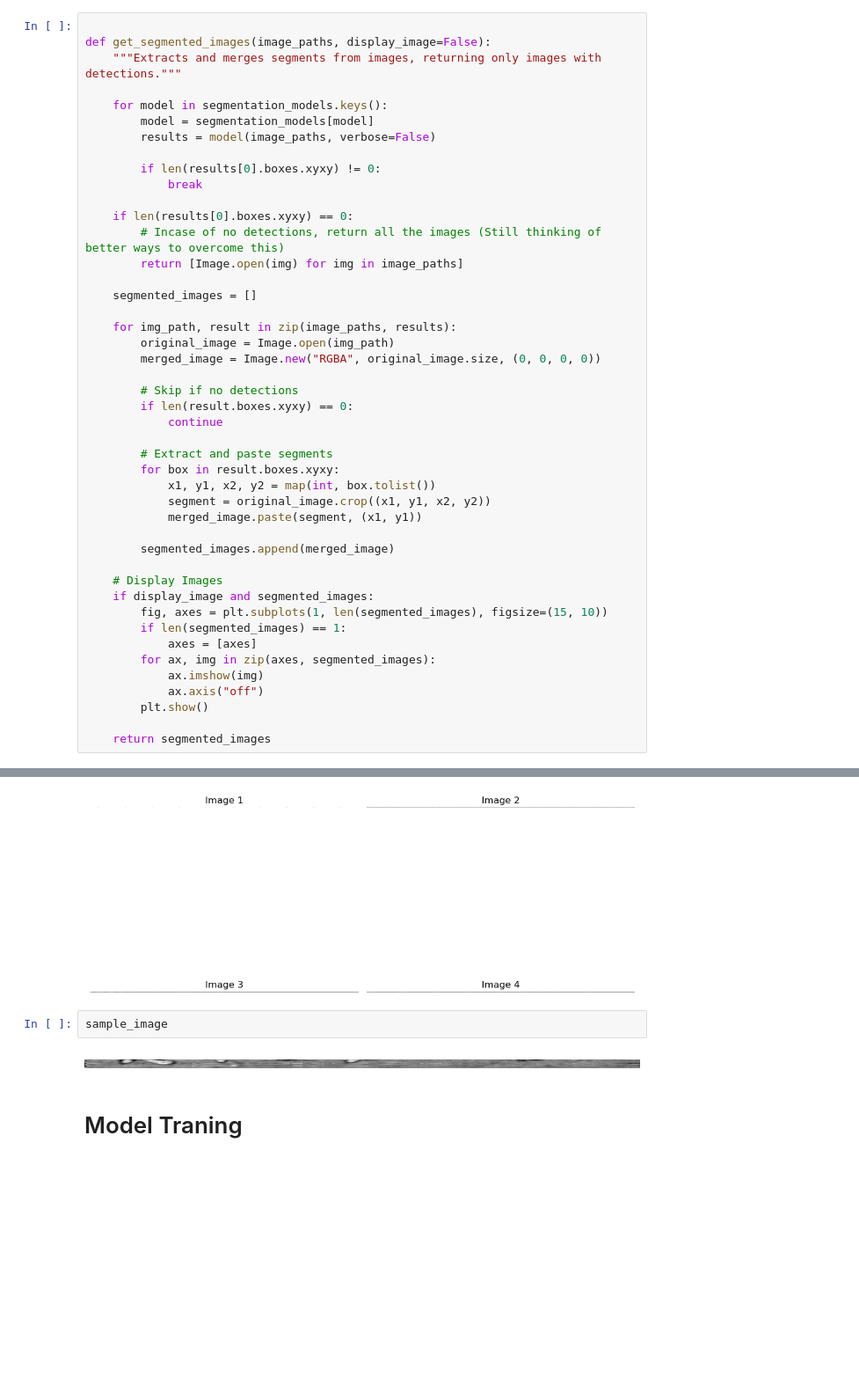
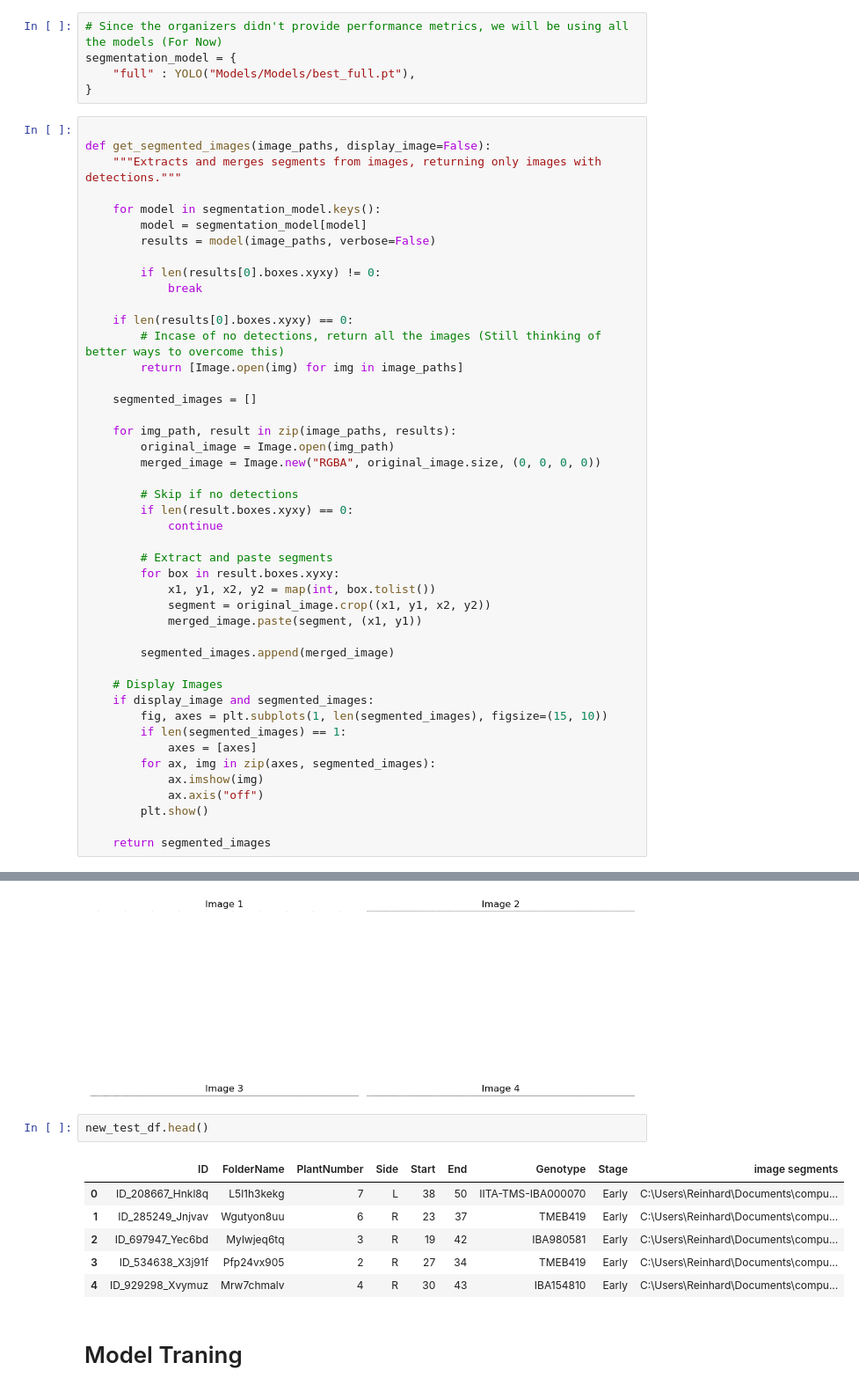
Before and after one commit to rainhard-obura/computer_vision_projects, a Jupyter notebook: root_volume_estimation_challenge/zindi-cgiar-root-volume-challenge.ipynb, the cells around one changed output, grey strips where cells are left out. Shown at 88% size. Drawn from its saved outputs; the diff is of its cells as text; blank space fills up the shorter version.

```diff
--- a/root_volume_estimation_challenge/zindi-cgiar-root-volume-challenge.ipynb
+++ b/root_volume_estimation_challenge/zindi-cgiar-root-volume-challenge.ipynb
@@ -224,13 +226,18 @@ Bounding Box - X: 229.09979248046875, Y: 3.242603302001953, Width: 17.1886749267
 segmentation_models.keys()
 # %% [output]
 dict_keys(['full', 'early', 'late'])
+# %%
+# Since the organizers didn't provide performance metrics, we will be using all the models (For Now)
+segmentation_model = {
+    "full" : YOLO("Models/Models/best_full.pt"),
+}
 # %%
 
 def get_segmented_images(image_paths, display_image=False):
     """Extracts and merges segments from images, returning only images with detections."""
 
-    for model in segmentation_models.keys():
-        model = segmentation_models[model]
+    for model in segmentation_model.keys():
+        model = segmentation_model[model]
         results = model(image_paths, verbose=False)
 
         if len(results[0].boxes.xyxy) != 0:
@@ -455,10 +457,15 @@ display_generated_images(new_train_df['image segments'].values)
 display_generated_images(new_test_df['image segments'].values)
 # %% [output]
 [figure]
-# %%
-sample_image
-# %% [output]
-[figure, removed]
+# %%
+new_test_df.head()
+# %% [output]
+|  | ID | FolderName | PlantNumber | Side | Start | End | Genotype | Stage | image segments |
+| 0 | ID_208667_Hnkl8q | L5l1h3kekg | 7 | L | 38 | 50 | IITA-TMS-IBA000070 | Early | C:\Users\Reinhard\Documents\compu... |
+| 1 | ID_285249_Jnjvav | Wgutyon8uu | 6 | R | 23 | 37 | TMEB419 | Early | C:\Users\Reinhard\Documents\compu... |
+| 2 | ID_697947_Yec6bd | Mylwjeq6tq | 3 | R | 19 | 42 | IBA980581 | Early | C:\Users\Reinhard\Documents\compu... |
+| 3 | ID_534638_X3j91f | Pfp24vx905 | 2 | R | 27 | 34 | TMEB419 | Early | C:\Users\Reinhard\Documents\compu... |
+| 4 | ID_929298_Xvymuz | Mrw7chmalv | 4 | R | 30 | 43 | IBA154810 | Early | C:\Users\Reinhard\Documents\compu... |
 # %% [markdown]
 # Model Traning
 # %%
```
Also changed, not shown: parts of 9 cells of this notebook.
